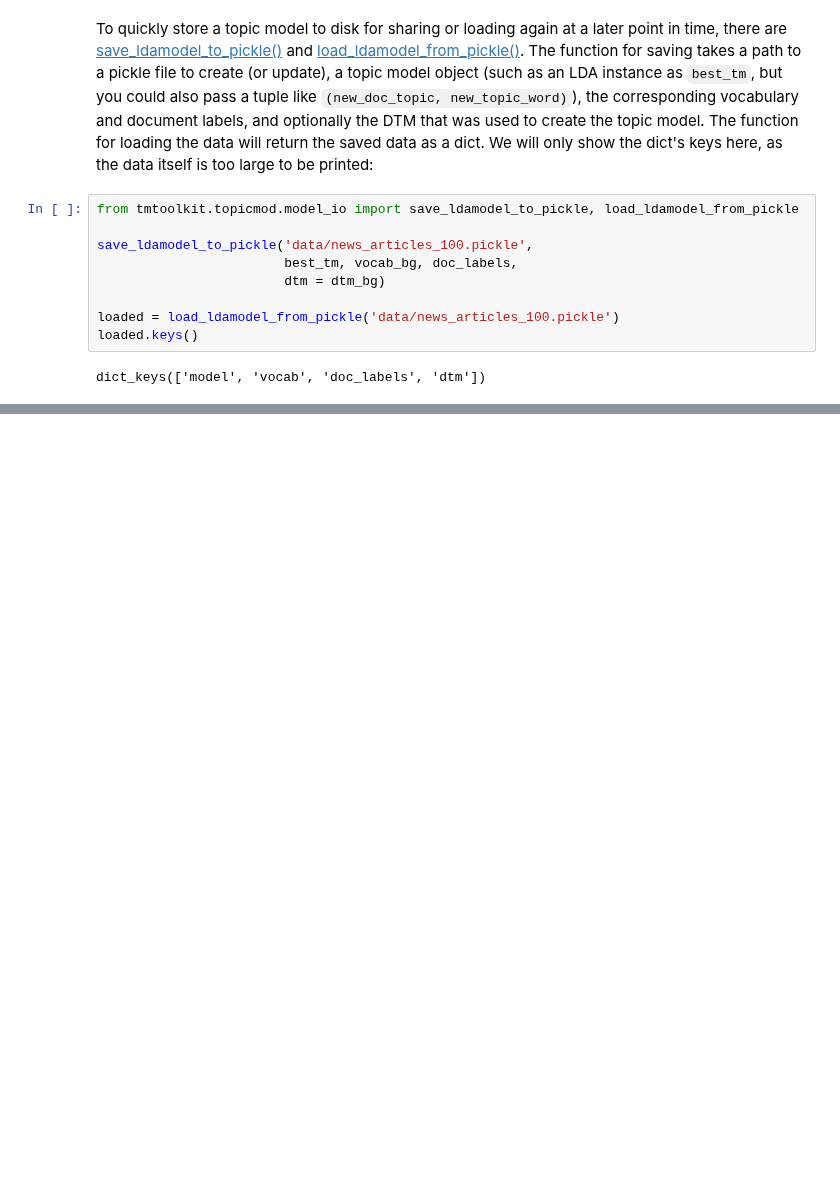
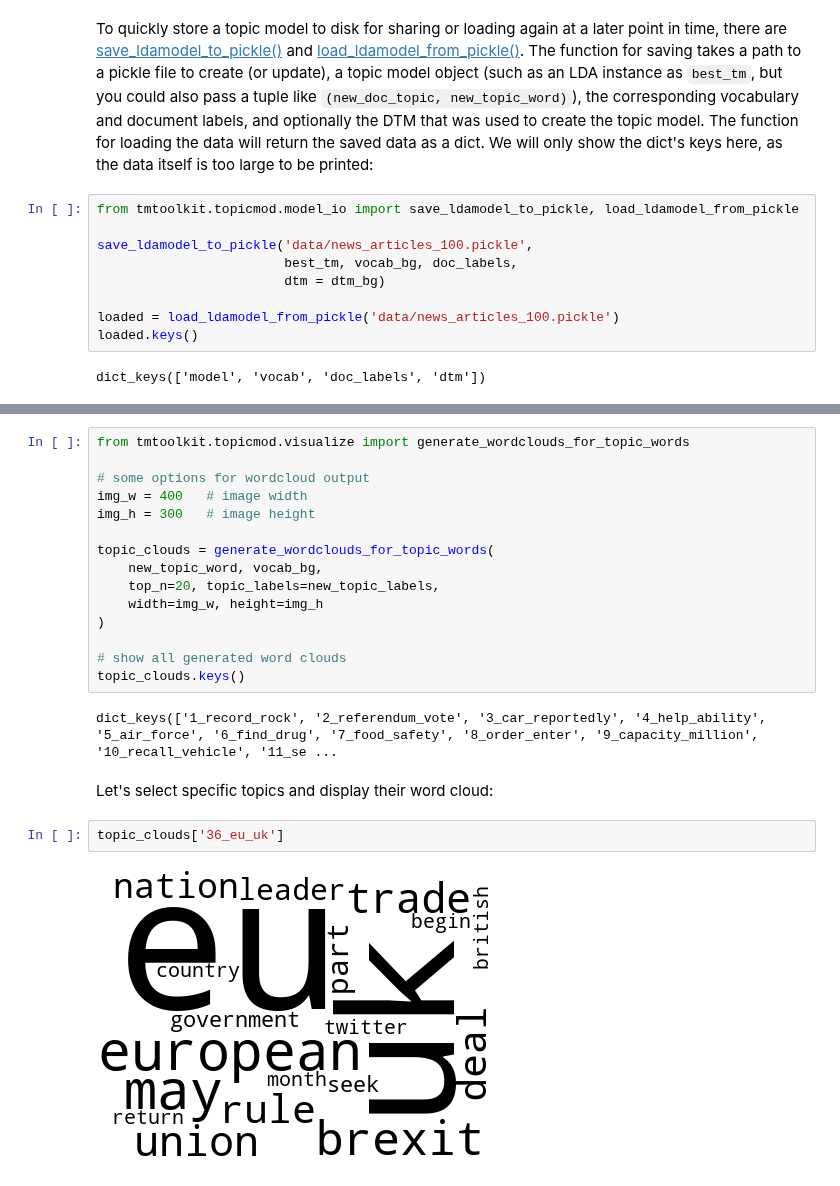
Before and after one commit to WZBSocialScienceCenter/tmtoolkit, a Jupyter notebook: doc/source/topic_modeling.ipynb, the cells around one changed output, grey strips where cells are left out. Cells and saved outputs as stored; diff of their text form; blank space fills up the shorter version.

```diff
--- a/doc/source/topic_modeling.ipynb
+++ b/doc/source/topic_modeling.ipynb
@@ -817,0 +891,23 @@ dict_keys(['model', 'vocab', 'doc_labels', 'dtm'])
+# %%
+from tmtoolkit.topicmod.visualize import generate_wordclouds_for_topic_words
+
+# some options for wordcloud output
+img_w = 400   # image width
+img_h = 300   # image height
+
+topic_clouds = generate_wordclouds_for_topic_words(
+    new_topic_word, vocab_bg,
+    top_n=20, topic_labels=new_topic_labels,
+    width=img_w, height=img_h
+)
+
+# show all generated word clouds
+topic_clouds.keys()
+# %% [output]
+dict_keys(['1_record_rock', '2_referendum_vote', '3_car_reportedly', '4_help_ability', '5_air_force', '6_find_drug', '7_food_safety', '8_order_enter', '9_capacity_million', '10_recall_vehicle', '11_se ...
+# %% [markdown]
+Let's select specific topics and display their word cloud:
+# %%
+topic_clouds['36_eu_uk']
+# %% [output]
+[figure, added]
```
Also changed, not shown: parts of 31 cells of this notebook, 8 other files.
